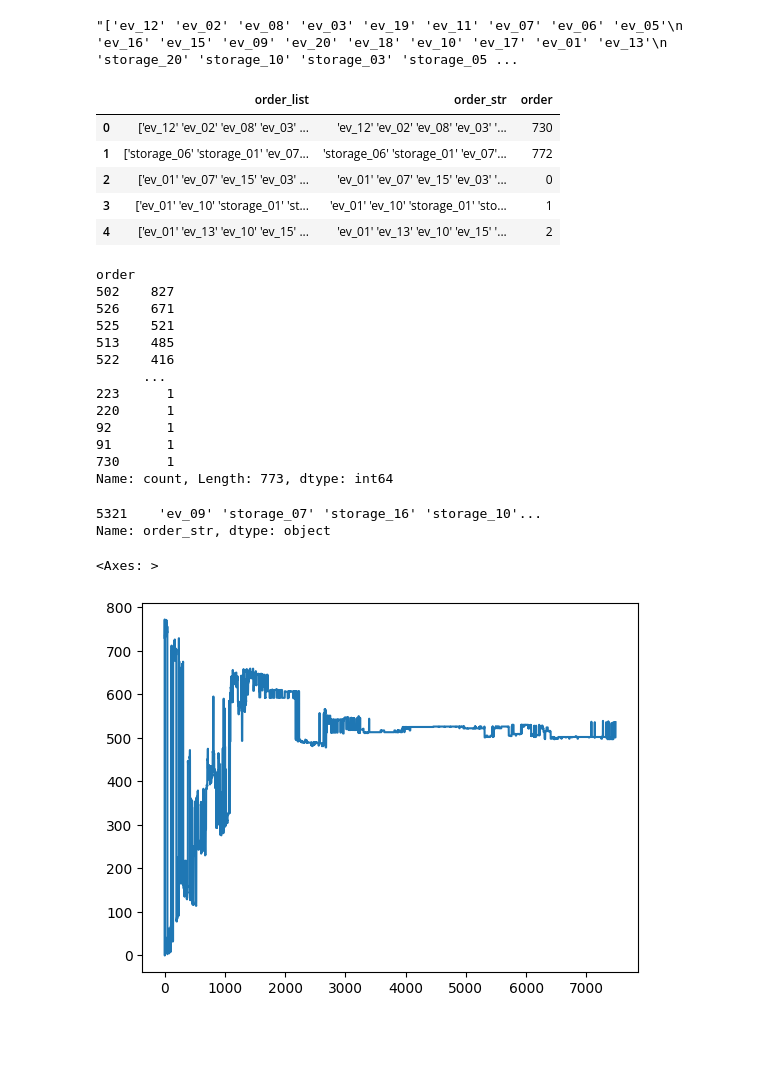
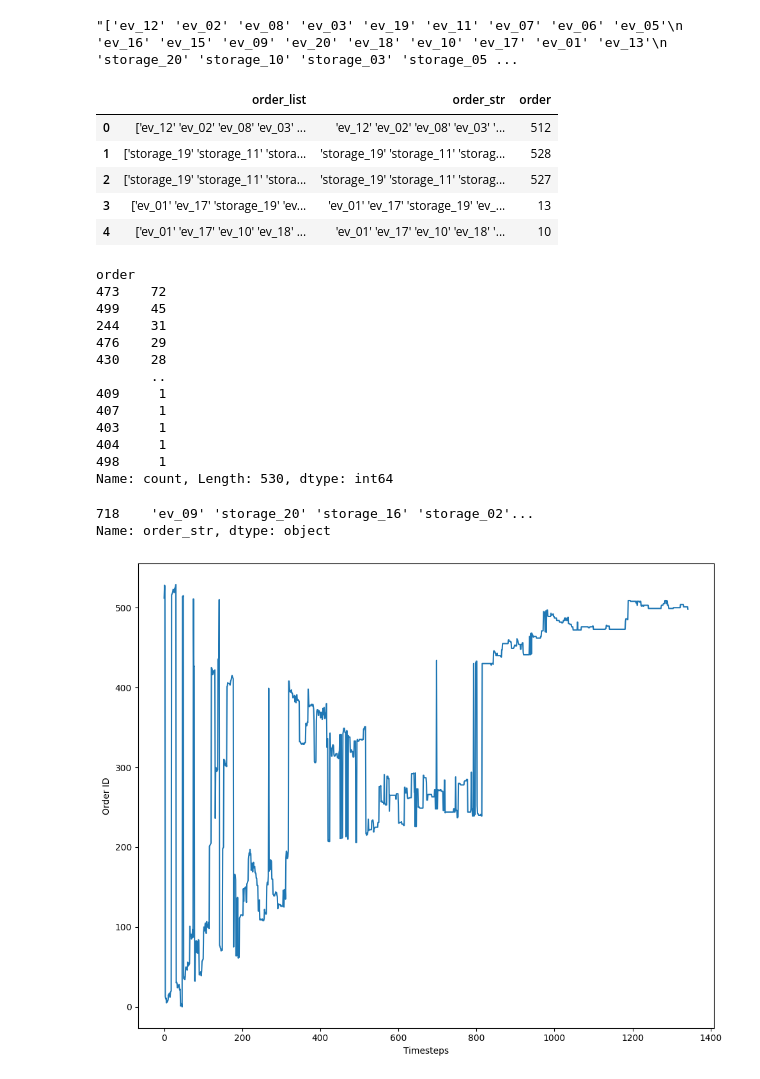
Before and after one commit to ECGomes/pyecom, a Jupyter notebook: notebooks/scenarios/rl_benchmark/result_analysis.ipynb, the cells around one changed output. Cells and saved outputs as stored; diff of their text form; code cells hidden in the pictures; blank space fills up the shorter version.

```diff
--- a/notebooks/scenarios/rl_benchmark/result_analysis.ipynb
+++ b/notebooks/scenarios/rl_benchmark/result_analysis.ipynb
@@ -42,6 +42,11 @@ urgency_path = glob.glob('urgency/*.csv')
 for file in urgency_path:
     filename = file.split('.')[0].split('/')[1]
     priority_dict[filename[:-7]] = pd.read_csv(file)[:-1]
+
+windowed_path = glob.glob('windowed_contrib/*.csv')
+for file in windowed_path:
+    filename = file.split('.')[0].split('/')[1]
+    priority_dict[filename[:-7]] = pd.read_csv(file)[:-1]
 # %%
 # Columns we are interested in:
 # Storage change and discharge; EV charge and discharge; Import and export
@@ -75,7 +80,7 @@ COLUMNS_GRID = ['imports', 'exports', 'import_cost']
 # Create a DF with sums
 
 SEASONS = ['spring', 'summer', 'autumn', 'winter']
-PRIORITY_TYPE = ['baseline', 'contrib', 'discounted_contrib', 'entropy', 'fixed', 'urgency']
+PRIORITY_TYPE = ['baseline', 'contrib', 'windowed_contrib', 'entropy', 'fixed', 'urgency']
 
 COLS = ['storCharge', 'storDischarge', 'storDischargeEff', 'evCharge', 'evDischarge', 'evDischargeEff', 'imports', 'exports', 'importCost', 'exportCost']
 
@@ -648,8 +666,8 @@ priority_dict['contrib_training_spring']['order_history'][0]
 # Get the order over time - Contrib
 
 contrib_order_history = pd.DataFrame({})
-contrib_order_history['order_list'] = priority_dict['contrib_training_spring']['order_history']
-contrib_order_history.index = priority_dict['contrib_training_spring']['order_history'].index
+contrib_order_history['order_list'] = priority_dict['contrib_testing_autumn']['order_history']
+contrib_order_history.index = priority_dict['contrib_testing_autumn']['order_history'].index
 
 contrib_order_history['order_str'] = contrib_order_history['order_list'].str.replace('[', '')
 contrib_order_history['order_str'] = contrib_order_history['order_str'].str.replace(']', '')
@@ -663,37 +681,48 @@ contrib_order_history['order'] = [encoded_orders[i] for i in contrib_order_histo
 contrib_order_history.head(5)
 # %% [output]
 |  | order_list | order_str | order |
-| 0 | ['ev_12' 'ev_02' 'ev_08' 'ev_03' ... | 'ev_12' 'ev_02' 'ev_08' 'ev_03' '... | 730 |
-| 1 | ['storage_06' 'storage_01' 'ev_07... | 'storage_06' 'storage_01' 'ev_07'... | 772 |
-| 2 | ['ev_01' 'ev_07' 'ev_15' 'ev_03' ... | 'ev_01' 'ev_07' 'ev_15' 'ev_03' '... | 0 |
-| 3 | ['ev_01' 'ev_10' 'storage_01' 'st... | 'ev_01' 'ev_10' 'storage_01' 'sto... | 1 |
-| 4 | ['ev_01' 'ev_13' 'ev_10' 'ev_15' ... | 'ev_01' 'ev_13' 'ev_10' 'ev_15' '... | 2 |
+| 0 | ['ev_12' 'ev_02' 'ev_08' 'ev_03' ... | 'ev_12' 'ev_02' 'ev_08' 'ev_03' '... | 512 |
+| 1 | ['storage_19' 'storage_11' 'stora... | 'storage_19' 'storage_11' 'storag... | 528 |
+| 2 | ['storage_19' 'storage_11' 'stora... | 'storage_19' 'storage_11' 'storag... | 527 |
+| 3 | ['ev_01' 'ev_17' 'storage_19' 'ev... | 'ev_01' 'ev_17' 'storage_19' 'ev_... | 13 |
+| 4 | ['ev_01' 'ev_17' 'ev_10' 'ev_18' ... | 'ev_01' 'ev_17' 'ev_10' 'ev_18' '... | 10 |
 # %%
 contrib_order_history['order'].value_counts()
 # %% [output]
 order
-502    827
-526    671
-525    521
-513    485
-522    416
-      ...
-223      1
-220      1
-92       1
-91       1
-730      1
-Name: count, Length: 773, dtype: int64
+473    72
+499    45
+244    31
+476    29
+430    28
+       ..
+409     1
+407     1
+403     1
+404     1
+498     1
+Name: count, Length: 530, dtype: int64
 # %%
-contrib_order_history[contrib_order_history['order'] == 502].head(1)['order_str']
+contrib_order_history[contrib_order_history['order'] == 284].head(1)['order_str']
 # %% [output]
-5321    'ev_09' 'storage_07' 'storage_16' 'storage_10'...
+718    'ev_09' 'storage_20' 'storage_16' 'storage_02'...
 Name: order_str, dtype: object
 # %%
-contrib_order_history['order'].plot()
+# Plot the contrib mechanism ordering over Autumn
+
+fig, axs = plt.subplots(ncols=1, nrows=1, figsize=(10, 8))
+
+contrib_order_history['order'].plot(ax=axs)
+
+axs.set_ylabel('Order ID')
+axs.set_xlabel('Timesteps')
+
+plt.tight_layout()
+
+plt.savefig('contrib_autumn.pdf', dpi=300, format='pdf')
+plt.show()
 # %% [output]
-<Axes: >
-[figure, old version]
+[figure, new version]
 # %%
 # Get the order over time - Contrib
 
```
Also changed, not shown: parts of 38 cells of this notebook, 7 other files.
